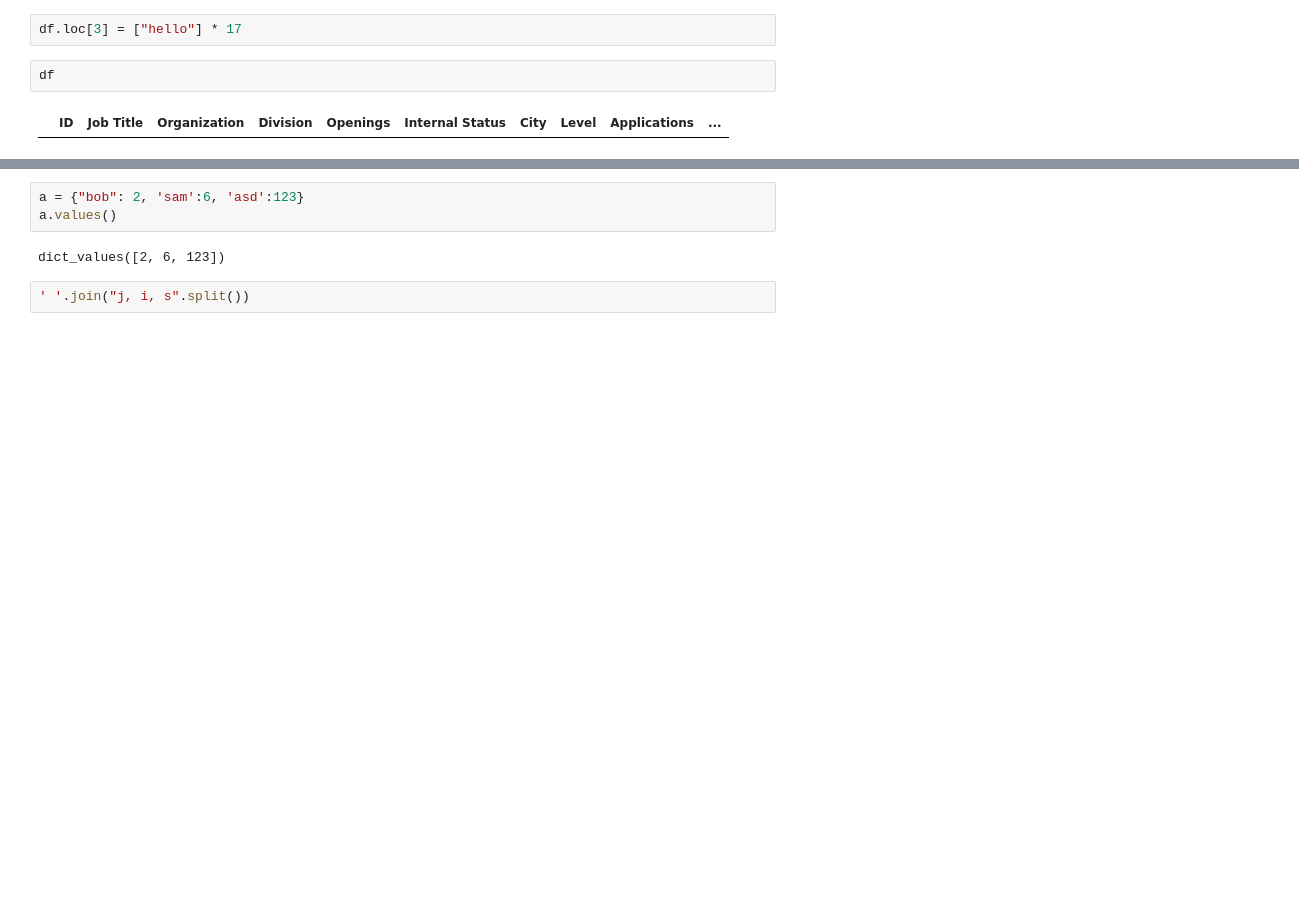
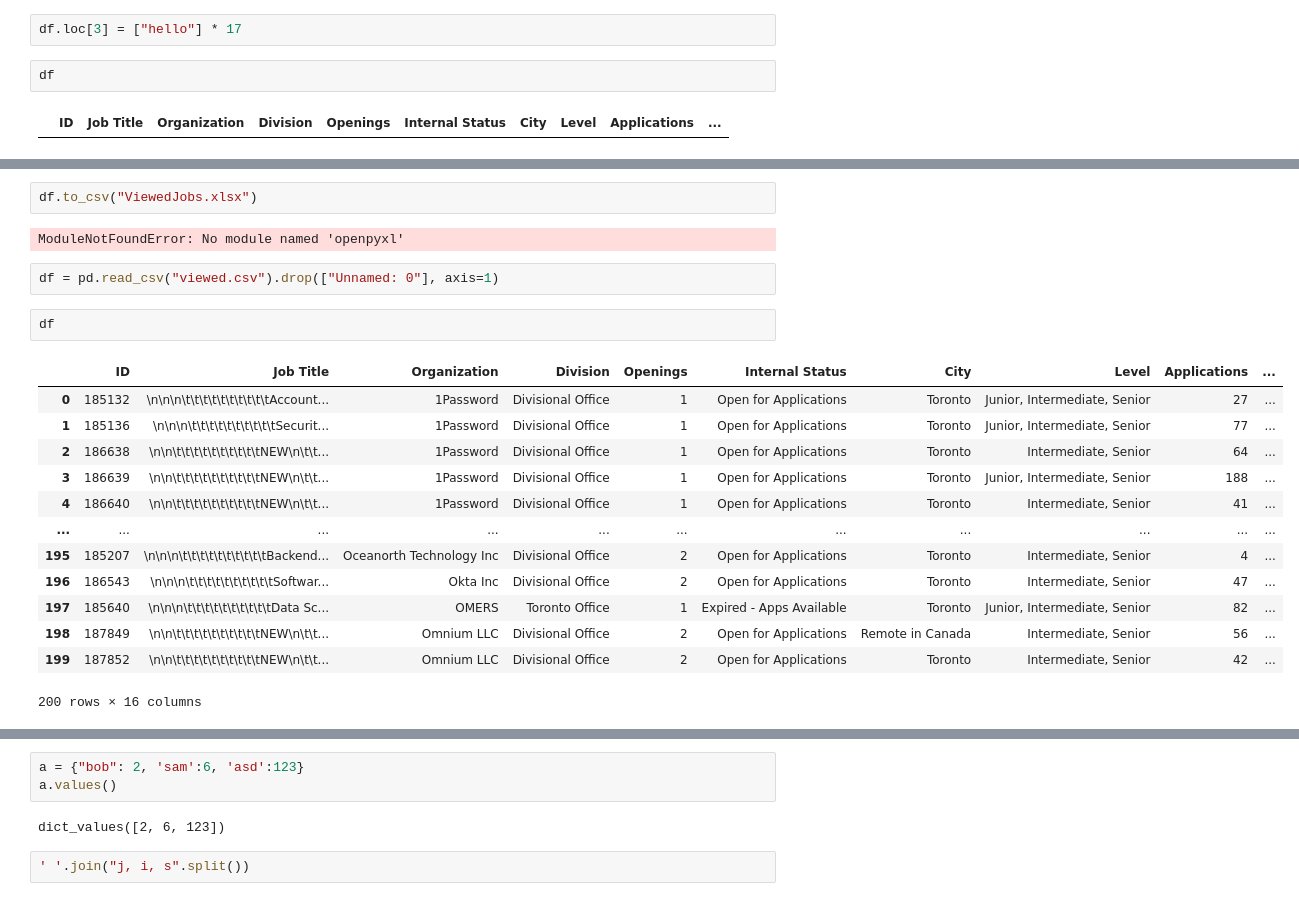
Before and after one commit to EstherJin/WaterlooWorks-Desirability-Predictor, a Jupyter notebook: WW-Scrapping.ipynb, the cells around one changed output, grey strips where cells are left out. Cells and saved outputs as stored; diff of their text form; blank space fills up the shorter version.

```diff
--- a/WW-Scrapping.ipynb
+++ b/WW-Scrapping.ipynb
@@ -205,0 +218,22 @@ operable program or batch file.
+# %%
+df.to_csv("ViewedJobs.xlsx")
+# %% [output]
+ModuleNotFoundError: No module named 'openpyxl'
+# %%
+df = pd.read_csv("viewed.csv").drop(["Unnamed: 0"], axis=1)
+# %%
+df
+# %% [output]
+|  | ID | Job Title | Organization | Division | Openings | Internal Status | City | Level | Applications | ... |
+| 0 | 185132 | \n\n\n\t\t\t\t\t\t\t\t\t\tAccount... | 1Password | Divisional Office | 1 | Open for Applications | Toronto | Junior, Intermediate, Senior | 27 | ... |
+| 1 | 185136 | \n\n\n\t\t\t\t\t\t\t\t\t\tSecurit... | 1Password | Divisional Office | 1 | Open for Applications | Toronto | Junior, Intermediate, Senior | 77 | ... |
+| 2 | 186638 | \n\n\t\t\t\t\t\t\t\t\t\tNEW\n\t\t... | 1Password | Divisional Office | 1 | Open for Applications | Toronto | Intermediate, Senior | 64 | ... |
+| 3 | 186639 | \n\n\t\t\t\t\t\t\t\t\t\tNEW\n\t\t... | 1Password | Divisional Office | 1 | Open for Applications | Toronto | Junior, Intermediate, Senior | 188 | ... |
+| 4 | 186640 | \n\n\t\t\t\t\t\t\t\t\t\tNEW\n\t\t... | 1Password | Divisional Office | 1 | Open for Applications | Toronto | Intermediate, Senior | 41 | ... |
+| ... | ... | ... | ... | ... | ... | ... | ... | ... | ... | ... |
+| 195 | 185207 | \n\n\n\t\t\t\t\t\t\t\t\t\tBackend... | Oceanorth Technology Inc | Divisional Office | 2 | Open for Applications | Toronto | Intermediate, Senior | 4 | ... |
+| 196 | 186543 | \n\n\n\t\t\t\t\t\t\t\t\t\tSoftwar... | Okta Inc | Divisional Office | 2 | Open for Applications | Toronto | Intermediate, Senior | 47 | ... |
+| 197 | 185640 | \n\n\n\t\t\t\t\t\t\t\t\t\tData Sc... | OMERS | Toronto Office | 1 | Expired - Apps Available | Toronto | Junior, Intermediate, Senior | 82 | ... |
+| 198 | 187849 | \n\n\t\t\t\t\t\t\t\t\t\tNEW\n\t\t... | Omnium LLC | Divisional Office | 2 | Open for Applications | Remote in Canada | Intermediate, Senior | 56 | ... |
+| 199 | 187852 | \n\n\t\t\t\t\t\t\t\t\t\tNEW\n\t\t... | Omnium LLC | Divisional Office | 2 | Open for Applications | Toronto | Intermediate, Senior | 42 | ... |
+200 rows × 16 columns
```
Also changed, not shown: parts of 24 cells of this notebook.
